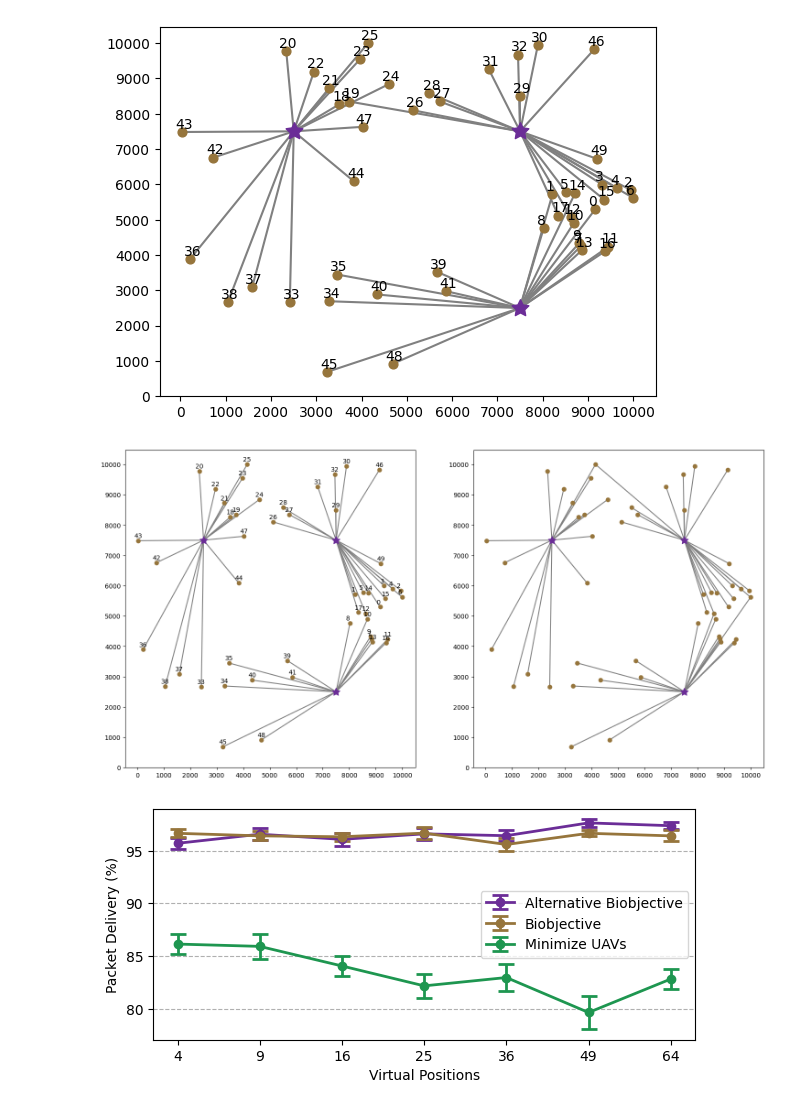
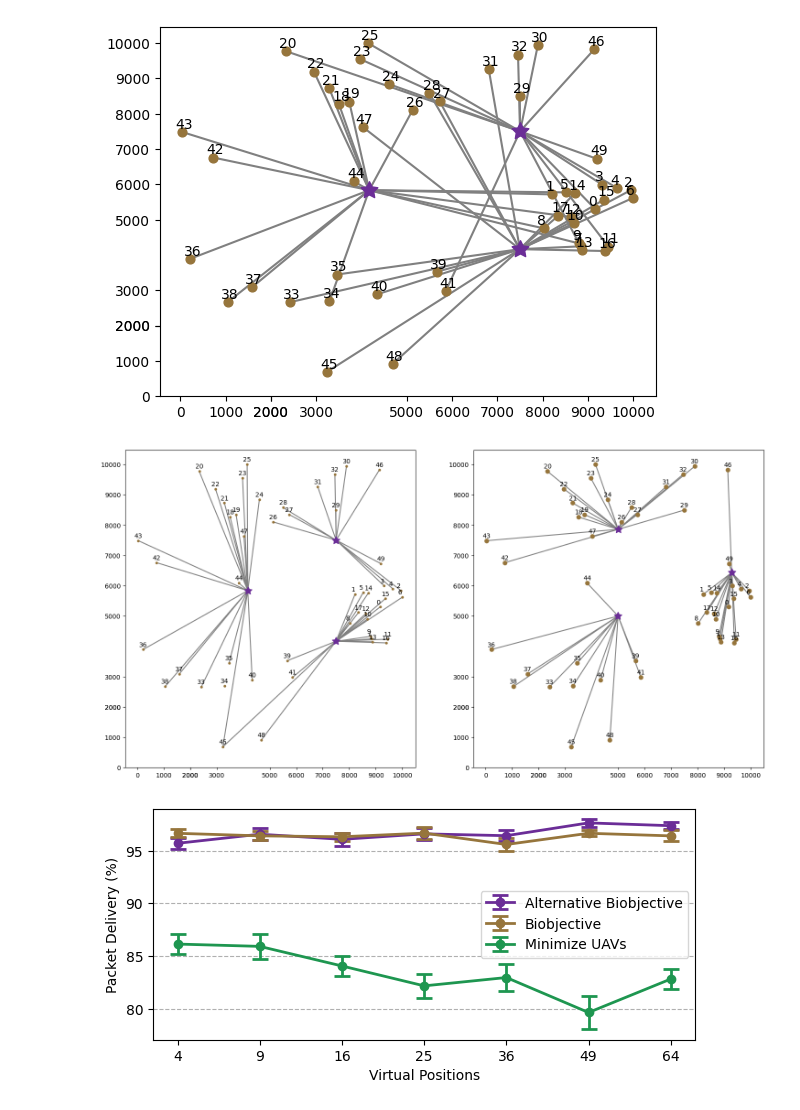
Before and after one commit to DanteCampos/Lora-UAV-Positioning-Model, a Jupyter notebook: result.ipynb, the cells around one changed output. Cells and saved outputs as stored; diff of their text form; code cells hidden in the pictures.

Commit message:
update results

```diff
--- a/result.ipynb
+++ b/result.ipynb
@@ -5,45 +5,45 @@ import pandas as pd
 import os
 
 pathCWD = os.getcwd() + "/data/"
-pathGWPlacement = pathCWD + "model/output/alt_biobj_Placement_1s_36x1Gv_50D.dat"
+pathGWPlacement = pathCWD + "model/output/biobj_Placement_1s_36x1Gv_50D.dat"
 dataGWPlacement = pd.read_csv(pathGWPlacement, sep=",")
 dfGWPlacement = pd.DataFrame(dataGWPlacement)
 
-pathEDPlacement = pathCWD + "model/output/alt_biobj_DevicePlacement_1s_36x1Gv_50D.dat"
+pathEDPlacement = pathCWD + "model/output/biobj_DevicePlacement_1s_36x1Gv_50D.dat"
 dataEDPlacement = pd.read_csv(pathEDPlacement, sep=",")
 dfEDPlacement = pd.DataFrame(dataEDPlacement)
 
-pathAssociationPlacement = pathCWD + "model/output/alt_biobj_QoSResults_1s_36x1Gv_50D.dat"
+pathAssociationPlacement = pathCWD + "model/output/biobj_QoSResults_1s_36x1Gv_50D.dat"
 dataAssociationPlacement = pd.read_csv(pathAssociationPlacement, sep=",")
 dfAssociationPlacement = pd.DataFrame(dataAssociationPlacement)
 
 x = []
 y = []
 for i in range(len(dfAssociationPlacement["device"].array)):
     device = dfAssociationPlacement["device"].array[i]
     gateway = dfAssociationPlacement["gateway"].array[i]
     x.append([dfGWPlacement.loc[dfGWPlacement['id'] == gateway]['x'].item(), dfEDPlacement.loc[dfEDPlacement['device'] == device]['x'].item()])
     y.append([dfGWPlacement.loc[dfGWPlacement['id'] == gateway]['y'].item(), dfEDPlacement.loc[dfEDPlacement['device'] == device]['y'].item()])
 
 fig = plt.plot(figsize=(9, 9))
 
 color1 = '#6B2D97'
 color2 = '#96753C'
 alpha = 0.9
 
 for i in range(len(dfAssociationPlacement["device"].array)):
     plt.annotate(dfEDPlacement['device'][i], (dfEDPlacement['x'][i]-150, dfEDPlacement['y'][i] + 100), zorder=15)
     plt.plot(x[i], y[i], '-', c='grey', zorder=0)
 
 plt.scatter(dfGWPlacement['x'], dfGWPlacement['y'], c=color1, s=160, marker=(5, 1), zorder=10)
 plt.scatter(dfEDPlacement['x'], dfEDPlacement['y'], c=color2, s=40, zorder=10)
 
-plt.yticks([0, 1000, 2000, 3000, 4000, 5000, 6000, 7000, 8000, 9000, 10000])
-plt.xticks([0, 1000, 2000, 3000, 4000, 5000, 6000, 7000, 8000, 9000, 10000])
+plt.yticks([0, 1000, 2000, 3000, 2000, 5000, 6000, 7000, 8000, 9000, 10000])
+plt.xticks([0, 1000, 2000, 3000, 2000, 5000, 6000, 7000, 8000, 9000, 10000])
 
 plt.show()
 # %% [output]
-[figure, old version]
+[figure, new version]
 # %%
 import numpy as np
 import matplotlib.pyplot as plt
@@ -51,15 +51,15 @@ import pandas as pd
 import os
 
 pathCWD = os.getcwd() + "/data/"
-pathGWPlacement = pathCWD + "results/alt_biobj_PacketPerGateway_1_4x50.dat"
+pathGWPlacement = pathCWD + "results/biobj_PacketPerGateway_1_36x50.dat"
 dataGWPlacement = pd.read_csv(pathGWPlacement, sep=",")
 dfGWPlacement = pd.DataFrame(dataGWPlacement)
 
-pathEDPlacement = pathCWD + "results/alt_biobj_EDParameters_1_4x50.dat"
+pathEDPlacement = pathCWD + "results/biobj_EDParameters_1_36x50.dat"
 dataEDPlacement = pd.read_csv(pathEDPlacement, sep=",")
 dfEDPlacement = pd.DataFrame(dataEDPlacement)
 
-pathAssociationPlacement = pathCWD + "results/alt_biobj_transmissionPackets_1_4x50.dat"
+pathAssociationPlacement = pathCWD + "results/biobj_transmissionPackets_1_36x50.dat"
 dataAssociationPlacement = pd.read_csv(pathAssociationPlacement, sep=",")
 dfAssociationPlacement = pd.DataFrame(dataAssociationPlacement)
 
@@ -85,27 +85,27 @@ color1 = '#6B2D97'
 color2 = '#96753C'
 alpha = 0.9
 
-for i in range(len(x)):
+for i in range(len(x)-1):
     ax[0].annotate(dfEDPlacement['device'][i], (dfEDPlacement['x'][i]-150, dfEDPlacement['y'][i] + 100), zorder=15)
     ax[0].plot(x[i], y[i], '-', c='grey', zorder=0)
 
 ax[0].scatter(dfGWPlacement['x'], dfGWPlacement['y'], c=color1, s=160, marker=(5, 1), zorder=10)
-ax[0].scatter(dfEDPlacement['x'], dfEDPlacement['y'], c=color2, s=40, zorder=10)
+ax[0].scatter(dfEDPlacement['x'], dfEDPlacement['y'], c=color2, s=dotSize, zorder=10)
 
-ax[0].set_yticks([0, 1000, 2000, 3000, 4000, 5000, 6000, 7000, 8000, 9000, 10000])
-ax[0].set_xticks([0, 1000, 2000, 3000, 4000, 5000, 6000, 7000, 8000, 9000, 10000])
+ax[0].set_yticks([0, 1000, 2000, 3000, 2000, 5000, 6000, 7000, 8000, 9000, 10000])
+ax[0].set_xticks([0, 1000, 2000, 3000, 2000, 5000, 6000, 7000, 8000, 9000, 10000])
 
 # -----------------------------------------------------------------------------------
 
-pathGWPlacement = pathCWD + "results/biobj_PacketPerGateway_1_4x50.dat"
+pathGWPlacement = pathCWD + "results/biobj_PacketPerGateway_1_49x50.dat"
 dataGWPlacement = pd.read_csv(pathGWPlacement, sep=",")
 dfGWPlacement = pd.DataFrame(dataGWPlacement)
 
-pathEDPlacement = pathCWD + "results/biobj_EDParameters_1_4x50.dat"
+pathEDPlacement = pathCWD + "results/biobj_EDParameters_1_49x50.dat"
 dataEDPlacement = pd.read_csv(pathEDPlacement, sep=",")
 dfEDPlacement = pd.DataFrame(dataEDPlacement)
 
-pathAssociationPlacement = pathCWD + "results/biobj_transmissionPackets_1_4x50.dat"
+pathAssociationPlacement = pathCWD + "results/biobj_transmissionPackets_1_49x50.dat"
 dataAssociationPlacement = pd.read_csv(pathAssociationPlacement, sep=",")
 dfAssociationPlacement = pd.DataFrame(dataAssociationPlacement)
 
@@ -128,19 +128,19 @@ color1 = '#6B2D97'
 color2 = '#96753C'
 alpha = 0.9
 
-for i in range(len(x)):
-    # ax[1].annotate(dfEDPlacement['device'][i], (dfEDPlacement['x'][i]-150, dfEDPlacement['y'][i] + 100), zorder=15)
+for i in range(len(x)-1):
+    ax[1].annotate(dfEDPlacement['device'][i], (dfEDPlacement['x'][i]-150, dfEDPlacement['y'][i] + 100), zorder=15)
     ax[1].plot(x[i], y[i], '-', c='grey', zorder=0)
 
 ax[1].scatter(dfGWPlacement['x'], dfGWPlacement['y'], c=color1, s=160, marker=(5, 1), zorder=10)
 ax[1].scatter(dfEDPlacement['x'], dfEDPlacement['y'], c=color2, s=40, zorder=10)
 
-ax[1].set_yticks([0, 1000, 2000, 3000, 4000, 5000, 6000, 7000, 8000, 9000, 10000])
-ax[1].set_xticks([0, 1000, 2000, 3000, 4000, 5000, 6000, 7000, 8000, 9000, 10000])
+ax[1].set_yticks([0, 1000, 2000, 3000, 2000, 5000, 6000, 7000, 8000, 9000, 10000])
+ax[1].set_xticks([0, 1000, 2000, 3000, 2000, 5000, 6000, 7000, 8000, 9000, 10000])
 
 plt.show()
 # %% [output]
-[figure, old version]
+[figure, new version]
 # %%
 import numpy as np
 import matplotlib.pyplot as plt
```
Also changed, not shown: parts of 4 cells of this notebook.
